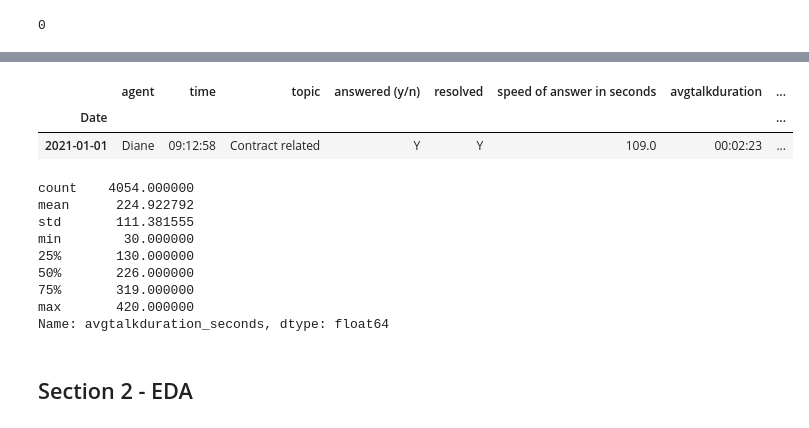
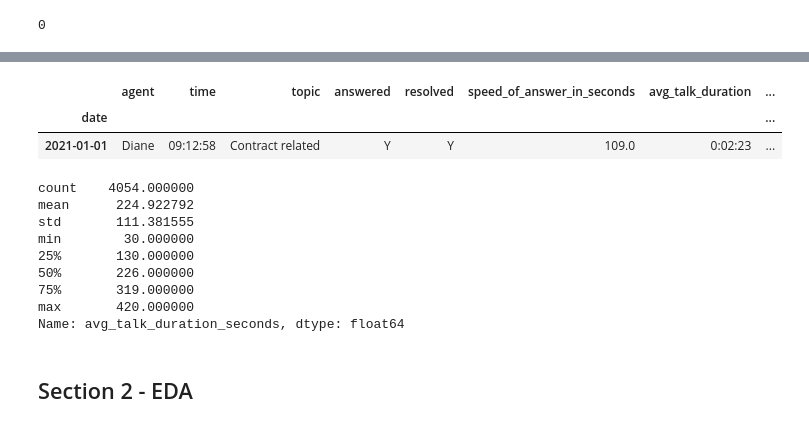
Before and after one commit to daveysull/PFDA, a Jupyter notebook: project/project.ipynb, the cells around one changed output, grey strips where cells are left out. Cells and saved outputs as stored; diff of their text form; code cells hidden in the pictures.

```diff
--- a/project/project.ipynb
+++ b/project/project.ipynb
@@ -45,6 +76,5 @@ import seaborn as sns
 # %%
-# Import Data & Set Index
-df = pd.read_excel('pwc_call_centre_data.xlsx')
-df.set_index('Date', inplace=True)
+# Set Index
+df.set_index('date', inplace=True)
 df.head()
 # %% [output]
@@ -58,3 +87,0 @@ df.head()
-# %%
-# Convert all column names to lowercase
-df.columns = df.columns.str.lower()
@@ -68,7 +98,7 @@ https://pandas.pydata.org/docs/reference/api/pandas.Series.dt.total_seconds.html
 # %%
 # Ensure 'AvgTalkDuration' is in string format
-df['avgtalkduration'] = df['avgtalkduration'].astype(str)
+df['avg_talk_duration'] = df['avg_talk_duration'].astype(str)
 
 # Convert 'AvgTalkDuration' to seconds
-df['avgtalkduration_seconds'] = pd.to_timedelta(df['avgtalkduration']).dt.total_seconds()
+df['avg_talk_duration_seconds'] = pd.to_timedelta(df['avg_talk_duration']).dt.total_seconds()
 # %% [markdown]
@@ -96,6 +126,6 @@ duplicates
 0
 # %%
 # Drop Irrelevant Columns
-df = df.drop(columns=['call id'])
+df = df.drop(columns=['call_id'])
 df.head()
 # %% [output]
@@ -115,28 +148,29 @@ https://stackoverflow.com/questions/32375471/pandas-convert-strings-to-time-with
 # %%
 # Ensure in datetime format
 df['time'] = pd.to_datetime(df['time'], format='%H:%M:%S').dt.time
 
-# Define a function to categorise the time
+# Define a function to categorize the time
 def categorise_time(time):
-    if time >= pd.to_datetime('05:00:00').time() and time < pd.to_datetime('12:00:00').time():
+    if time >= pd.to_datetime('09:00:00').time() and time < pd.to_datetime('12:00:00').time():
         return 'Morning'
-    elif time >= pd.to_datetime('12:00:00').time() and time < pd.to_datetime('17:00:00').time():
+    elif time >= pd.to_datetime('12:00:00').time() and time < pd.to_datetime('15:00:00').time():
         return 'Afternoon'
-    elif time >= pd.to_datetime('17:00:00').time() and time < pd.to_datetime('21:00:00').time():
+    elif time >= pd.to_datetime('15:00:00').time() and time < pd.to_datetime('18:00:00').time():
         return 'Evening'
     else:
         return 'Night'
 
 # Apply the function to create a new column
 df['time_of_day_category'] = df['time'].apply(categorise_time)
 
+# Display the first row to ensure the categorization
 df.head(1)
 # %% [output]
-|  | agent | time | topic | answered (y/n) | resolved | speed of answer in seconds | avgtalkduration | ... |
-| Date |  |  |  |  |  |  |  | ... |
-| 2021-01-01 | Diane | 09:12:58 | Contract related | Y | Y | 109.0 | 00:02:23 | ... |
+|  | agent | time | topic | answered | resolved | speed_of_answer_in_seconds | avg_talk_duration | ... |
+| date |  |  |  |  |  |  |  | ... |
+| 2021-01-01 | Diane | 09:12:58 | Contract related | Y | Y | 109.0 | 0:02:23 | ... |
 # %%
-df['avgtalkduration_seconds'].describe()
+df['avg_talk_duration_seconds'].describe()
 # %% [output]
 count    4054.000000
 mean      224.922792
@@ -146,7 +180,7 @@ min        30.000000
 50%       226.000000
 75%       319.000000
 max       420.000000
-Name: avgtalkduration_seconds, dtype: float64
+Name: avg_talk_duration_seconds, dtype: float64
 # %% [markdown]
 ## Section 2 - EDA
 # %%
```
Also changed, not shown: parts of 25 cells of this notebook, 3 other files.
